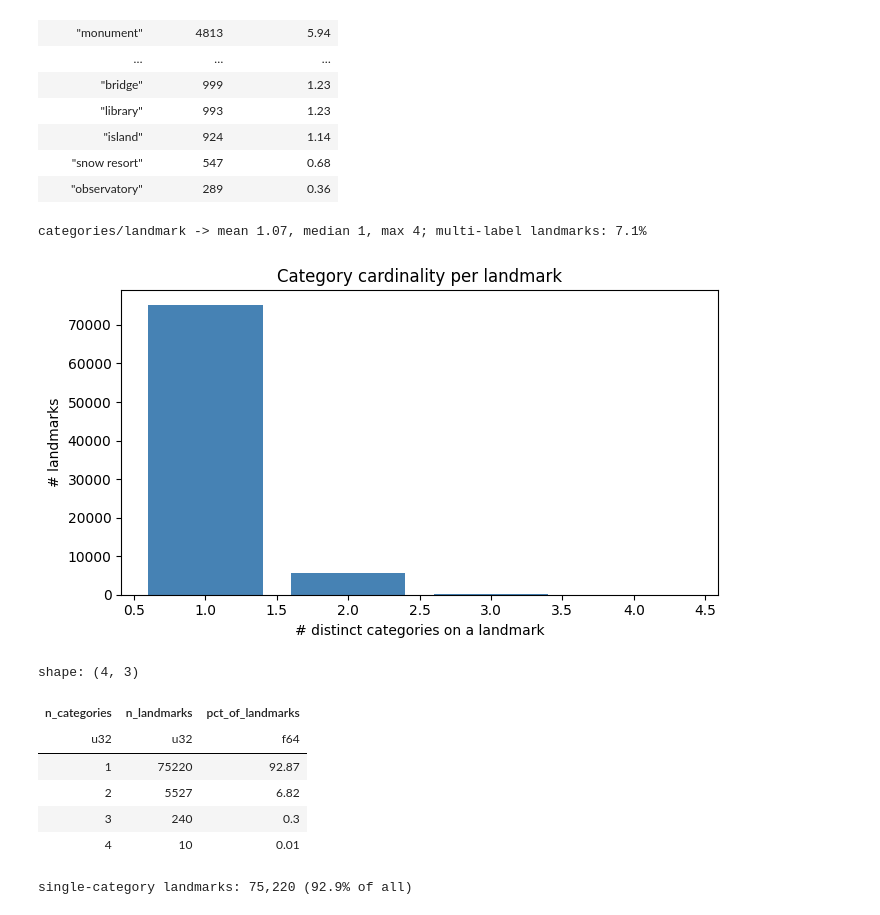
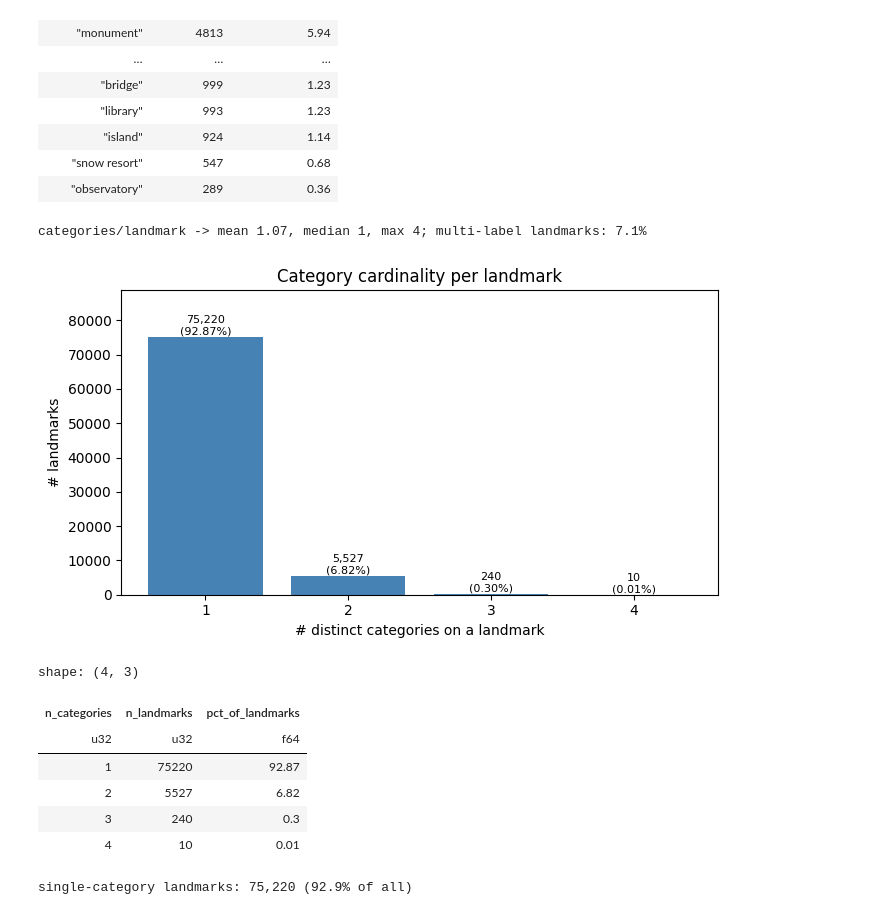
Before and after one commit to fhrzn/geocir, a Jupyter notebook: notebooks/wikidata.ipynb, the cells around one changed output. Drawn from its saved outputs; the diff is of its cells as text; code cells hidden in the pictures.

```diff
--- a/notebooks/wikidata.ipynb
+++ b/notebooks/wikidata.ipynb
@@ -774,34 +811,44 @@ cardinality = (
     .group_by("n_categories")
     .agg(pl.len().alias("n_landmarks"))
     .with_columns(
         (pl.col("n_landmarks") / n_landmarks * 100).round(2).alias("pct_of_landmarks")
     )
     .sort("n_categories")
 )
 
 k = landmark_cat.select(pl.col("category").list.len().alias("k"))["k"]
 multi_pct = cardinality.filter(pl.col("n_categories") > 1)["pct_of_landmarks"].sum()
 print(
     f"categories/landmark -> mean {k.mean():.2f}, median {k.median():.0f}, "
     f"max {k.max()}; multi-label landmarks: {multi_pct:.1f}%"
 )
 
+# Same cardinality chart, with count + % labels on top of each bar.
 fig, ax = plt.subplots(figsize=(7, 4))
 ax.bar(
     cardinality["n_categories"].to_list(),
     cardinality["n_landmarks"].to_list(),
     color="steelblue",
 )
+for x, n, p in zip(
+    cardinality["n_categories"].to_list(),
+    cardinality["n_landmarks"].to_list(),
+    cardinality["pct_of_landmarks"].to_list(),
+):
+    ax.text(x, n, f"{n:,}\n({p:.2f}%)", ha="center", va="bottom", fontsize=8)
 ax.set_xlabel("# distinct categories on a landmark")
 ax.set_ylabel("# landmarks")
 ax.set_title("Category cardinality per landmark")
+ax.set_xticks(cardinality["n_categories"].to_list())
+ax.margins(y=0.18)  # headroom so the top labels aren't clipped
 fig.tight_layout()
 plt.show()
 
+
 cardinality
 # %% [output]
 categories/landmark -> mean 1.07, median 1, max 4; multi-label landmarks: 7.1%
-[figure, old version]
+[figure, new version]
 shape: (4, 3)
 | n_categories | n_landmarks | pct_of_landmarks |
 | u32 | u32 | f64 |
```
Also changed, not shown: parts of 26 cells of this notebook.
